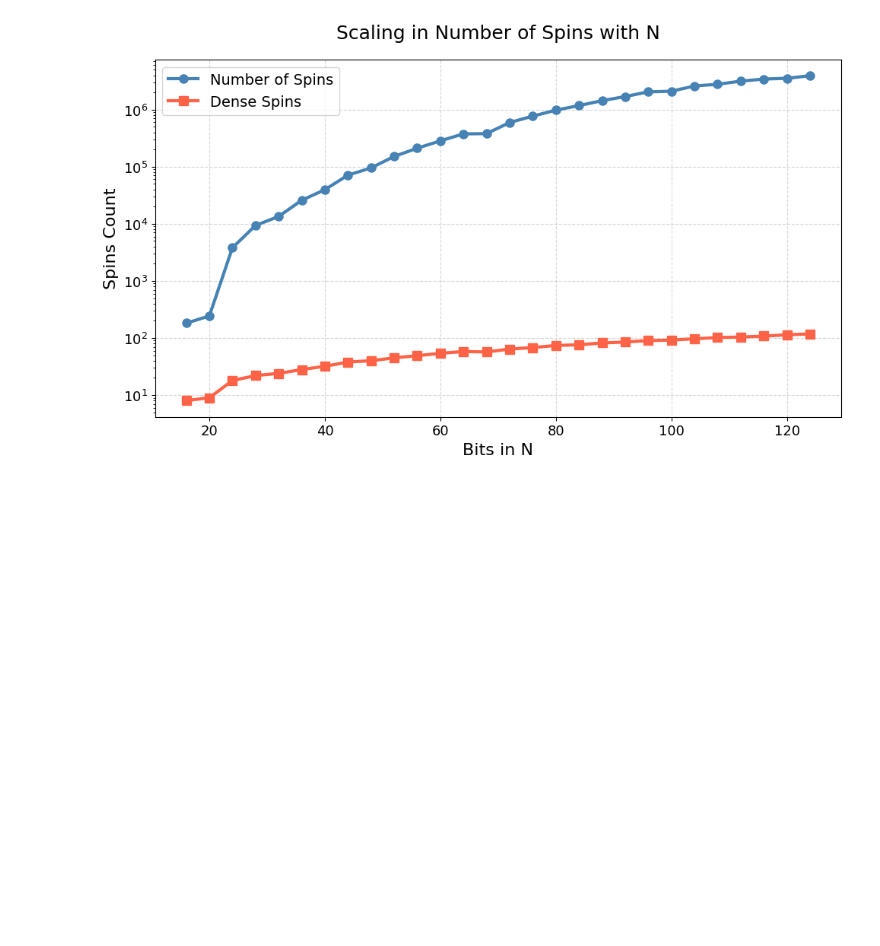
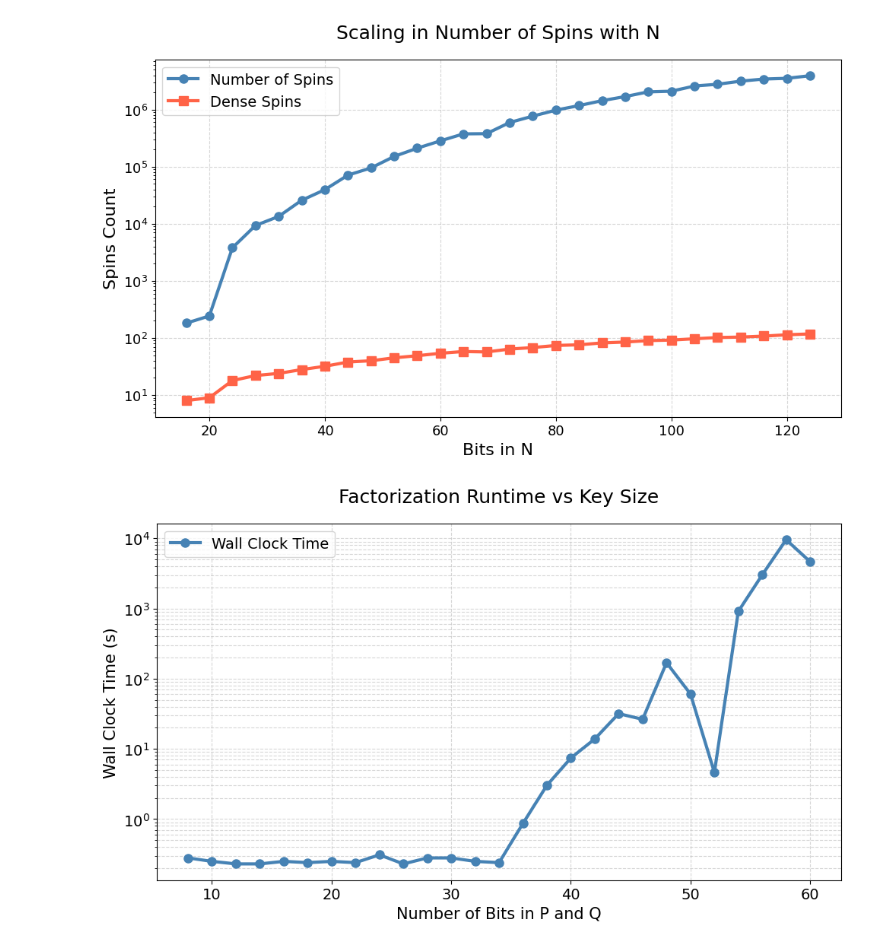
Before and after one commit to AdvithDesu/Digital_Annealer, a Jupyter notebook: Plotting shit.ipynb, the cells around one changed output. Saved outputs shown, nothing was run; the diff lists cells and outputs as text; code cells hidden in the pictures; blank space fills up the shorter version.

```diff
--- a/Plotting shit.ipynb
+++ b/Plotting shit.ipynb
@@ -792,3 +792,47 @@ plt.savefig('bits_vs_spins_dense.png', dpi=150)
 plt.show()
 # %% [output]
 [figure]
+# %%
+import matplotlib.pyplot as plt
+
+# Data
+bits = [8, 10, 12, 14, 16, 18, 20, 22, 24, 26,
+        28, 30, 32, 34, 36, 38, 40, 42, 44, 46,
+        48, 50, 52, 54, 56, 58, 60]
+
+wall_time = [0.28, 0.25, 0.23, 0.23, 0.25, 0.24, 0.25,
+             0.24, 0.31, 0.23, 0.28, 0.28, 0.25, 0.24,
+             0.87, 3.03, 7.41, 13.87, 31.82, 26.41,
+             168.89, 60.62, 4.62, 910.03, 3015.09,
+             9565.20, 4640.10]
+
+# Plot
+fig, ax = plt.subplots(figsize=(10, 6))
+
+ax.plot(bits, wall_time,
+        marker='o',
+        color='steelblue',
+        linewidth=3,
+        markersize=8,
+        label='Wall Clock Time')
+
+# Log scale
+ax.set_yscale('log')
+
+# Labels and title
+ax.set_xlabel('Number of Bits in P and Q', fontsize=15)
+ax.set_ylabel('Wall Clock Time (s)', fontsize=15)
+ax.set_title('Factorization Runtime vs Key Size',
+             fontsize=18,
+             pad=20)
+
+# Styling
+ax.legend(fontsize=14)
+ax.tick_params(axis='both', labelsize=14)
+ax.grid(True, which='both', linestyle='--', alpha=0.5)
+
+plt.tight_layout()
+plt.savefig('factorization_runtime.png', dpi=150)
+plt.show()
+# %% [output]
+[figure, added]
```
Also changed, not shown: 2 other files.
